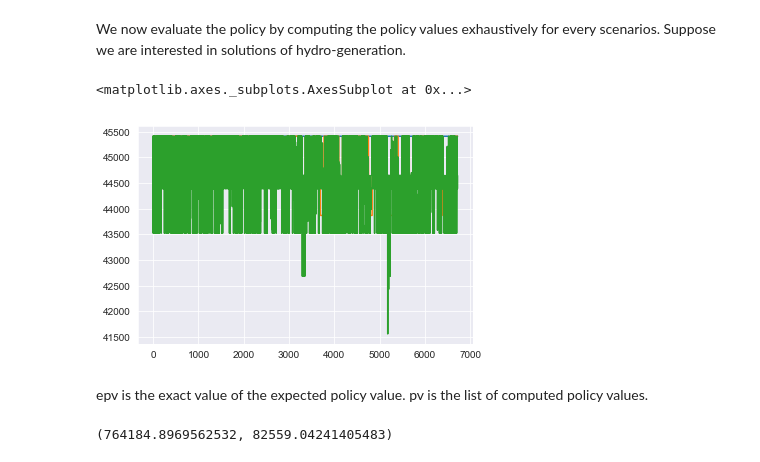
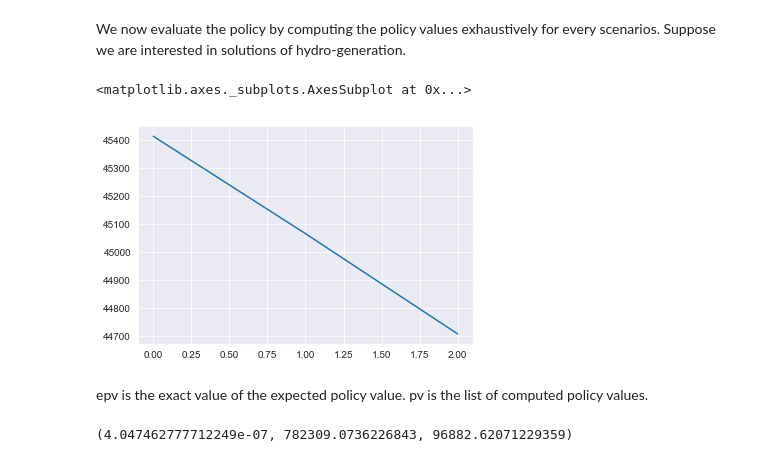
Before and after one commit to lingquant/msppy, a Jupyter notebook: doc/source/examples/hydro_thermal/introduction.ipynb, the cells around one changed output. Drawn from its saved outputs; the diff is of its cells as text; code cells hidden in the pictures.

```diff
--- a/doc/source/examples/hydro_thermal/introduction.ipynb
+++ b/doc/source/examples/hydro_thermal/introduction.ipynb
@@ -229,7 +229,7 @@ for t in range(T):
         else:
             m.addConstr(
                 stored_now[i] + spill[i] + hydro[i] - stored_past[i] == 0,
-                uncertainty={'rhs': scenarios[i][(t-1)%12]}
+                uncertainty={'rhs': scenarios[i][t%12]}
             )
     if t == 0:
         m.addConstrs(stored_past[i] == hydro_['INITIAL'][:4][i] for i in range(4))
@@ -256,14 +256,14 @@ We now evaluate the policy by computing the policy values exhaustively for every
 # %%
 result = Evaluation(HydroThermal)
 result.run(n_simulations=-1, query = ['hydro[{}]'.format(i) for i in range(4)])
 %matplotlib inline
-result.solution['hydro[0]'].plot(legend = False)
+result.solution['hydro[0]'].mean().plot(legend = False)
 # %% [output]
 <matplotlib.axes._subplots.AxesSubplot at 0x...>
-[figure, old version]
+[figure, new version]
 # %% [markdown]
 epv is the exact value of the expected policy value. pv is the list of computed policy values.
 # %%
-result.epv, numpy.std(result.pv)
+result.gap, result.epv, numpy.std(result.pv)
 # %% [output]
-(764184.8969562532, 82559.04241405483)
+(4.047462777712249e-07, 782309.0736226843, 96882.62071229359)
```
Also changed, not shown: parts of 3 cells of this notebook, 5 other files.
